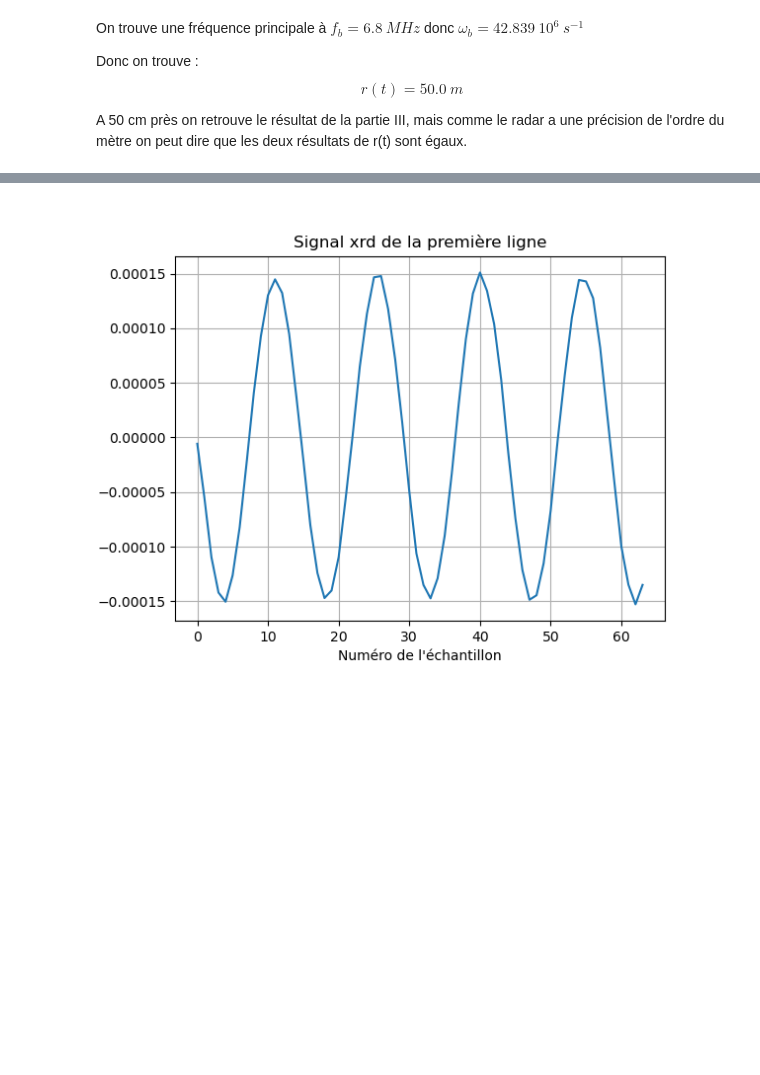
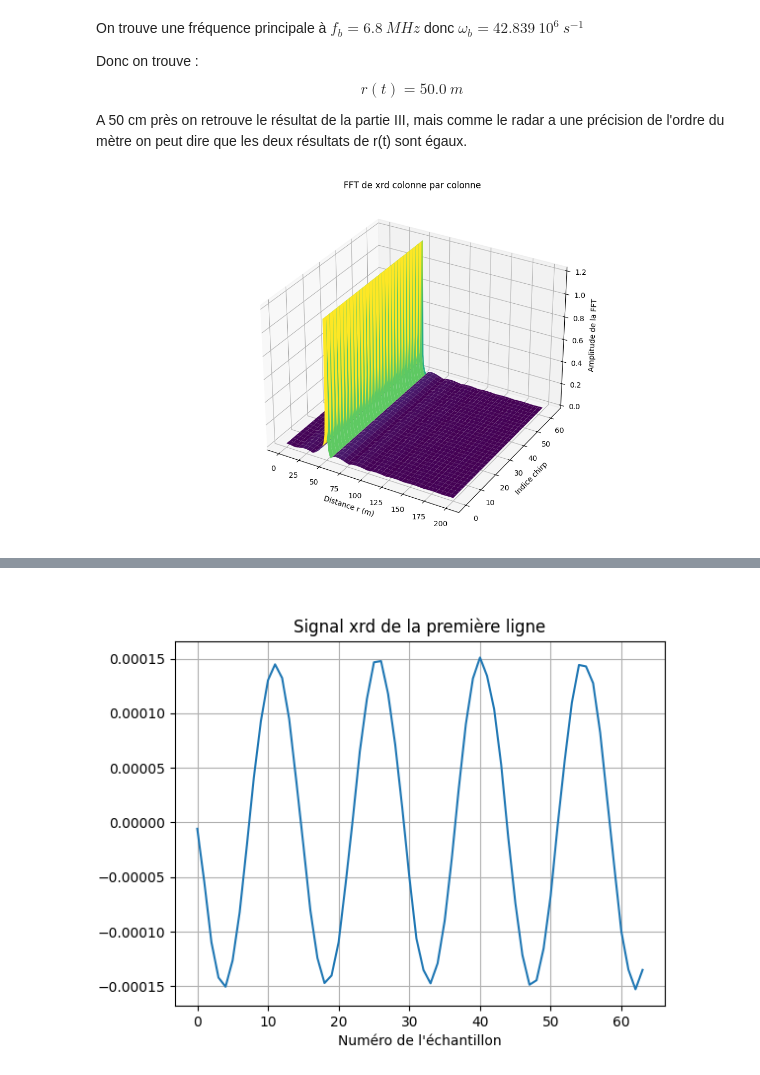
Before and after one commit to noamguillou/Traitement-du-signal-groupe-4, a Jupyter notebook: notebook.ipynb, the cells around one changed output, grey strips where cells are left out. Cells and saved outputs as stored; diff of their text form; code cells hidden in the pictures; blank space fills up the shorter version.

```diff
--- a/notebook.ipynb
+++ b/notebook.ipynb
@@ -202,32 +202,39 @@ Donc on trouve : $$ r(t) = 50.0~m$$
 
 A 50 cm près on retrouve le résultat de la partie III, mais comme le radar a une précision de l'ordre du mètre on peut dire que les deux résultats de r(t) sont égaux.
 # %%
-#B = 150*10**6
-#T_chirp = (22/3)*10**(-6)
-#c = 3*10**8
-#fs =1.2*10**9
+B = 150*10**6
+T_chirp = (22/3)*10**(-6)
+c = 3*10**8
+fs =1.2*10**9
 
-#N_fft = xr.shape[0]
-#N_cols = xr.shape[1]
-#Xrd = np.fft.fft(xrd, n=N_fft, axis=0)   # FFT sur chaque colonne
-#Xrd = Xrd[:N_fft//2, :]       # on garde les fréquences positives
-#freqs = np.fft.fftfreq(N_fft, d=1/fs)[:N_fft//2]         # fréquences positives (Hz)
-#distances = (freqs *T_chirp* c) / (2*B)           # conversion en mètres
-#indices_colonnes = np.arange(N_cols)
+N_fft = xr.shape[0]
+N_cols = xr.shape[1]
+Xrd = np.fft.fft(xrd, n=N_fft, axis=0)   # FFT sur chaque colonne
+Xrd = Xrd[:N_fft//2, :]       # on garde les fréquences positives
+freqs = np.fft.fftfreq(N_fft, d=1/fs)[:N_fft//2]         # fréquences positives (Hz)
+distances = (freqs *T_chirp* c) / (2*B)           # conversion en mètres
+indices_colonnes = np.arange(N_cols)
 
-#D, C = np.meshgrid(distances, indices_colonnes)
-#Z = np.abs(Xrd).T   # module de la FFT, transposée pour avoir (N_cols x N_fft//2)
+distance_max = 200  # distance maximale de la cible (m)
+mask = (distances <= distance_max)
+distances_fin = distances[mask]
+Xrd_fin = Xrd[mask, :]
 
-# Affichage 3D
-#fig5 = plt.figure(figsize=(12, 7))
-#ax5 = fig5.add_subplot(111, projection='3d')
-#ax5.plot_surface(D, C, Z, cmap='viridis', edgecolor='none')
-#ax5.set_xlabel('Distance r (m)')
-#ax5.set_ylabel('Indice chirp')
-#ax5.set_zlabel('Amplitude de la FFT')
-#ax5.set_title('FFT de xrd colonne par colonne')
-#plt.tight_layout()
-#plt.show()
+D, C = np.meshgrid(distances_fin, indices_colonnes)
+Z = np.abs(Xrd_fin).T   # module de la FFT, transposée pour avoir (N_cols x N_fft//2)
+
+#Affichage 3D
+fig5 = plt.figure(figsize=(12, 7))
+ax5 = fig5.add_subplot(111, projection='3d')
+ax5.plot_surface(D, C, Z, cmap='viridis', edgecolor='none')
+ax5.set_xlabel('Distance r (m)')
+ax5.set_ylabel('Indice chirp')
+ax5.set_zlabel('Amplitude de la FFT')
+ax5.set_title('FFT de xrd colonne par colonne')
+plt.tight_layout()
+plt.show()
+# %% [output]
+[figure, added]
 # %% [markdown]
 # Attention je sais pas pourquoi mais on trouve 100 m au lieu de 50 #
 
```
Also changed, not shown: parts of 1 cell of this notebook.
